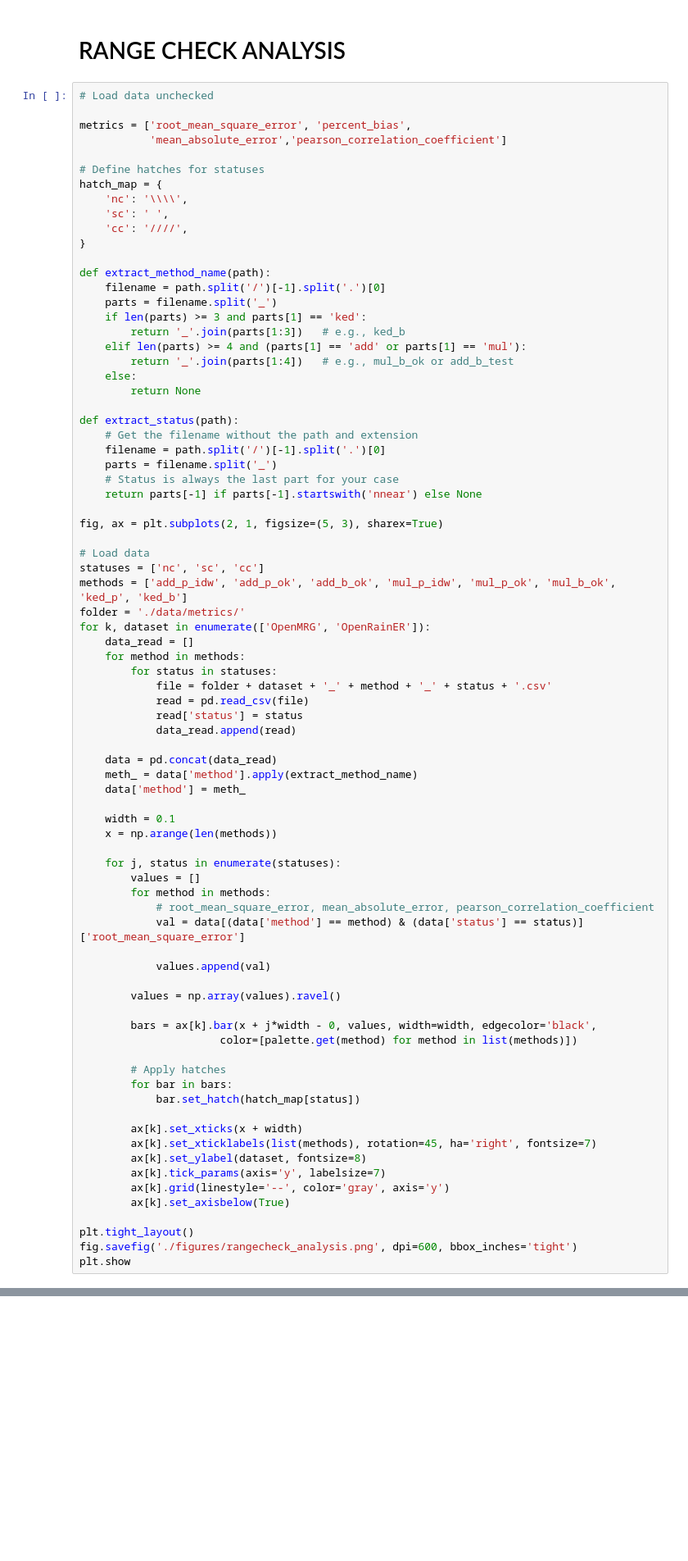
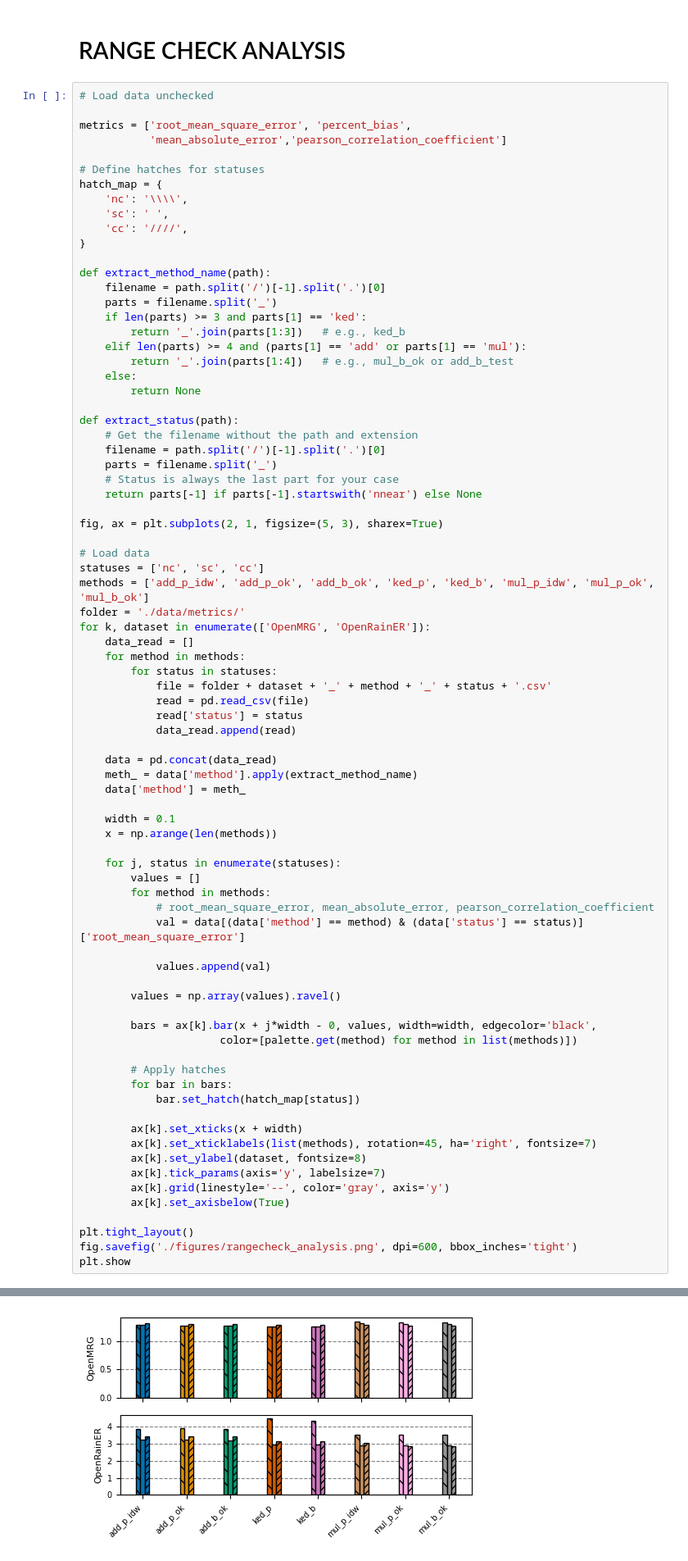
Before and after one commit to eoydvin/radar_adjustment_intercomparison, a Jupyter notebook: 5_paper_images.ipynb, the cells around one changed output, grey strips where cells are left out. Shown at 82% size. Cells and saved outputs as stored; diff of their text form; blank space fills up the shorter version.

```diff
--- a/5_paper_images.ipynb
+++ b/5_paper_images.ipynb
@@ -544,7 +605,7 @@ fig, ax = plt.subplots(2, 1, figsize=(5, 3), sharex=True)
 
 # Load data
 statuses = ['nc', 'sc', 'cc']
-methods = ['add_p_idw', 'add_p_ok', 'add_b_ok', 'mul_p_idw', 'mul_p_ok', 'mul_b_ok', 'ked_p', 'ked_b']
+methods = ['add_p_idw', 'add_p_ok', 'add_b_ok', 'ked_p', 'ked_b', 'mul_p_idw', 'mul_p_ok', 'mul_b_ok']
 folder = './data/metrics/'
 for k, dataset in enumerate(['OpenMRG', 'OpenRainER']):
     data_read = []
@@ -589,3 +650,4 @@ for k, dataset in enumerate(['OpenMRG', 'OpenRainER']):
 plt.tight_layout()
 fig.savefig('./figures/rangecheck_analysis.png', dpi=600, bbox_inches='tight')
 plt.show
+# %% [output]
@@ -592,3 +655,4 @@ plt.show
+[figure, added]
 # %% [markdown]
 # DISTANCE ANALYSIS
 # %%
```
Also changed, not shown: parts of 13 cells of this notebook, 7 other files.
